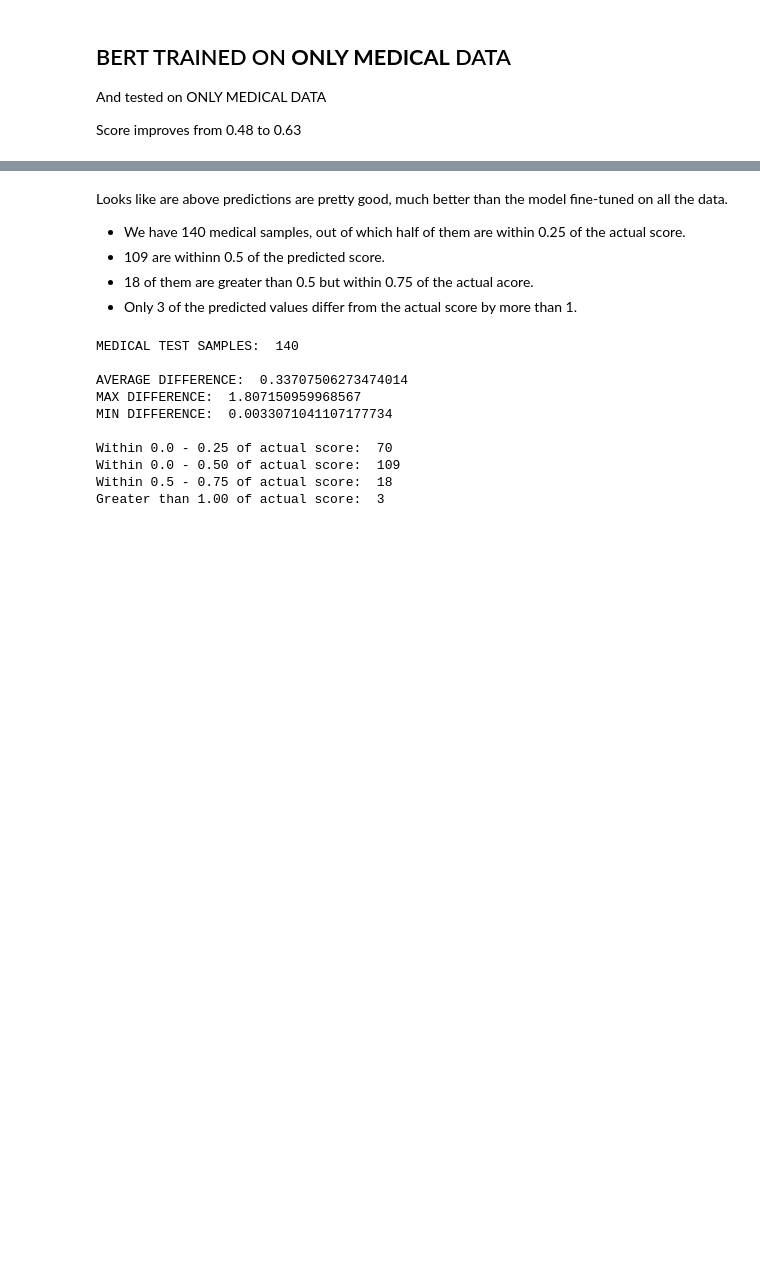
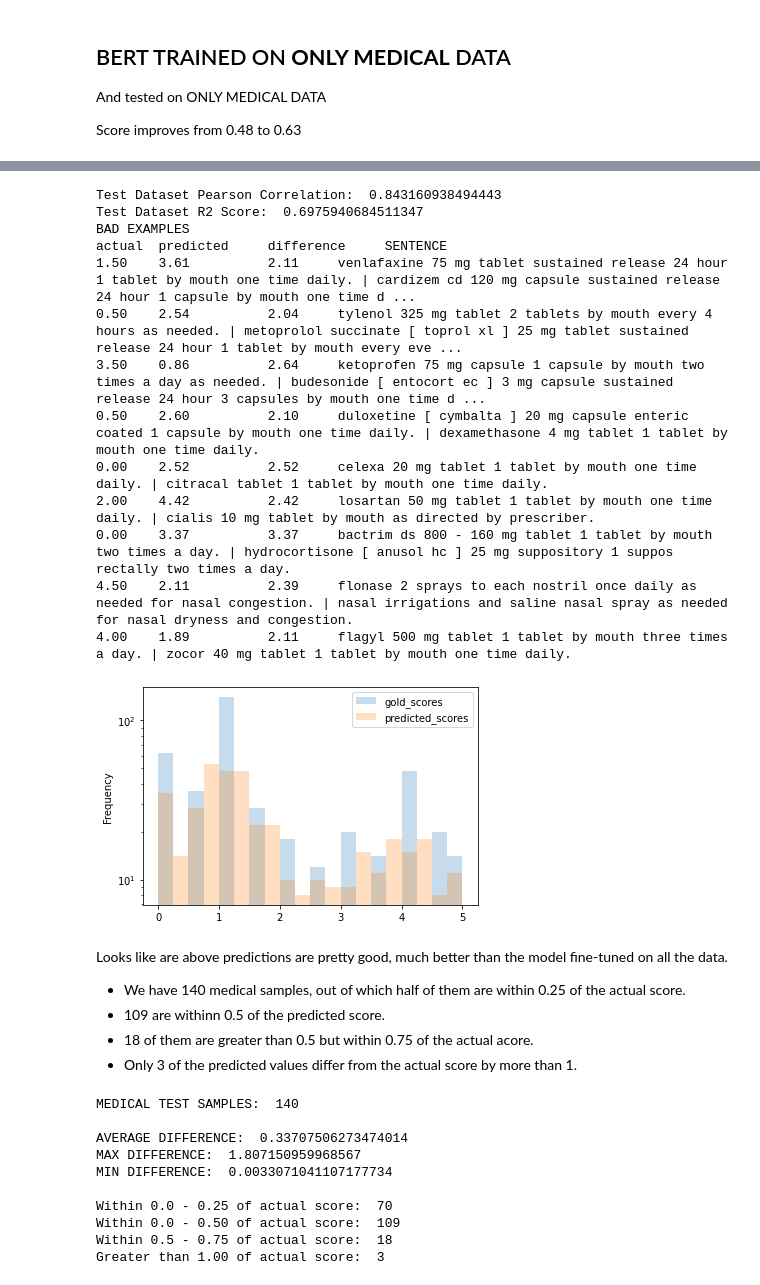
Before and after one commit to sreenivasanramesh/clinical-sts, a Jupyter notebook: error_analysis.ipynb, the cells around one changed output, grey strips where cells are left out. Drawn from its saved outputs; the diff is of its cells as text; code cells hidden in the pictures; blank space fills up the shorter version.

Commit message:
error analysis and aggregated PCC

```diff
--- a/error_analysis.ipynb
+++ b/error_analysis.ipynb
@@ -409,6 +417,9 @@ new_df = new_df[new_df["label"]==SENT_TYPE]
 actual_scores = new_df["score"].to_numpy()
 
 evaluate_predictions(predictions, actual_scores, test_dataloader, show_bad_predictions=True, prediction_difference=2.0)
+new_df["prediction"] = predictions
+new_df.to_csv("/content/drive/My Drive/clinical-sts/results/CLINICAL-bert-bert-base-uncased-0.8191.csv", sep='|')
+clinical_df = new_df[['sentence_1','sentence_2','score', 'prediction']].copy()
 # %% [output]
 Test Dataset Pearson Correlation:  0.8329634774927627
 Test Dataset R2 Score:  0.684276542211568
@@ -452,8 +467,11 @@ new_df = new_df[new_df["label"]==SENT_TYPE]
 actual_scores = new_df["score"].to_numpy()
 
 evaluate_predictions(predictions, actual_scores, test_dataloader,
-                     show_bad_predictions=True, show_good_predictions=True,
-                     prediction_difference=2.0)
+                     show_bad_predictions=True,
+                     prediction_difference=1.5)
+new_df["prediction"] = predictions
+new_df.to_csv("/content/drive/My Drive/clinical-sts/results/MEDICAL-bert-bert-base-uncased-0.60.csv", sep='|')
+medical_df = new_df[['sentence_1','sentence_2','score', 'prediction']].copy()
 # %% [output]
 Test Dataset Pearson Correlation:  0.6370639024917178
 Test Dataset R2 Score:  -0.09700193653522438
@@ -493,3 +485,25 @@ actual  predicted     difference     SENTENCE
+# %%
+final_df = pd.concat([clinical_df, medical_df], ignore_index=True)
+final_df.to_csv("/content/drive/My Drive/clinical-sts/results/overall_pcc.csv", sep='|')
+final_df['prediction'] = final_df['prediction'].apply(pd.to_numeric, errors='coerce')
+final_df.loc[final_df['prediction'] >5, 'prediction'] = 5
+final_df.loc[final_df['prediction'] < 0.0, 'prediction'] = 0
+evaluate_predictions(final_df['prediction'],final_df['score'],test_dataloader)
+# %% [output]
+Test Dataset Pearson Correlation:  0.843160938494443
+Test Dataset R2 Score:  0.6975940684511347
+BAD EXAMPLES
+actual  predicted     difference     SENTENCE
+1.50    3.61          2.11     venlafaxine 75 mg tablet sustained release 24 hour 1 tablet by mouth one time daily. | cardizem cd 120 mg capsule sustained release 24 hour 1 capsule by mouth one time d ...
+0.50    2.54          2.04     tylenol 325 mg tablet 2 tablets by mouth every 4 hours as needed. | metoprolol succinate [ toprol xl ] 25 mg tablet sustained release 24 hour 1 tablet by mouth every eve ...
+3.50    0.86          2.64     ketoprofen 75 mg capsule 1 capsule by mouth two times a day as needed. | budesonide [ entocort ec ] 3 mg capsule sustained release 24 hour 3 capsules by mouth one time d ...
+0.50    2.60          2.10     duloxetine [ cymbalta ] 20 mg capsule enteric coated 1 capsule by mouth one time daily. | dexamethasone 4 mg tablet 1 tablet by mouth one time daily.
+0.00    2.52          2.52     celexa 20 mg tablet 1 tablet by mouth one time daily. | citracal tablet 1 tablet by mouth one time daily.
+2.00    4.42          2.42     losartan 50 mg tablet 1 tablet by mouth one time daily. | cialis 10 mg tablet by mouth as directed by prescriber.
+0.00    3.37          3.37     bactrim ds 800 - 160 mg tablet 1 tablet by mouth two times a day. | hydrocortisone [ anusol hc ] 25 mg suppository 1 suppos rectally two times a day.
+4.50    2.11          2.39     flonase 2 sprays to each nostril once daily as needed for nasal congestion. | nasal irrigations and saline nasal spray as needed for nasal dryness and congestion.
+4.00    1.89          2.11     flagyl 500 mg tablet 1 tablet by mouth three times a day. | zocor 40 mg tablet 1 tablet by mouth one time daily.
+[figure, added]
 # %% [markdown]
 Looks like are above predictions are pretty good, much better than the model fine-tuned on all the data.
 
```
Also changed, not shown: parts of 10 cells of this notebook.
